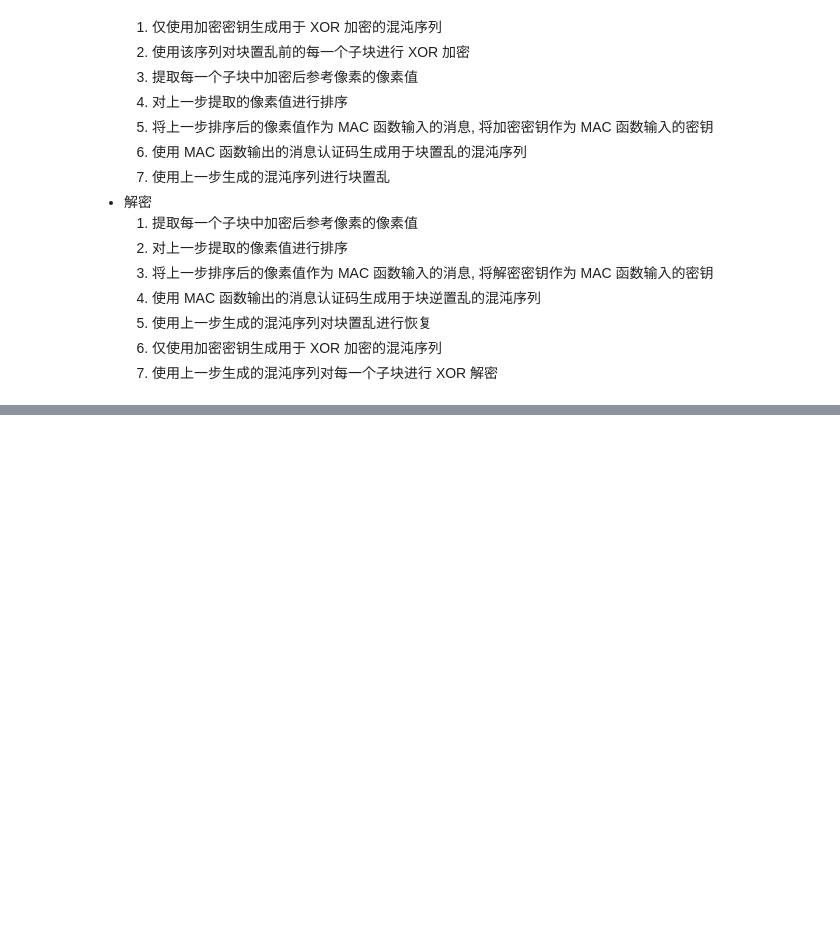
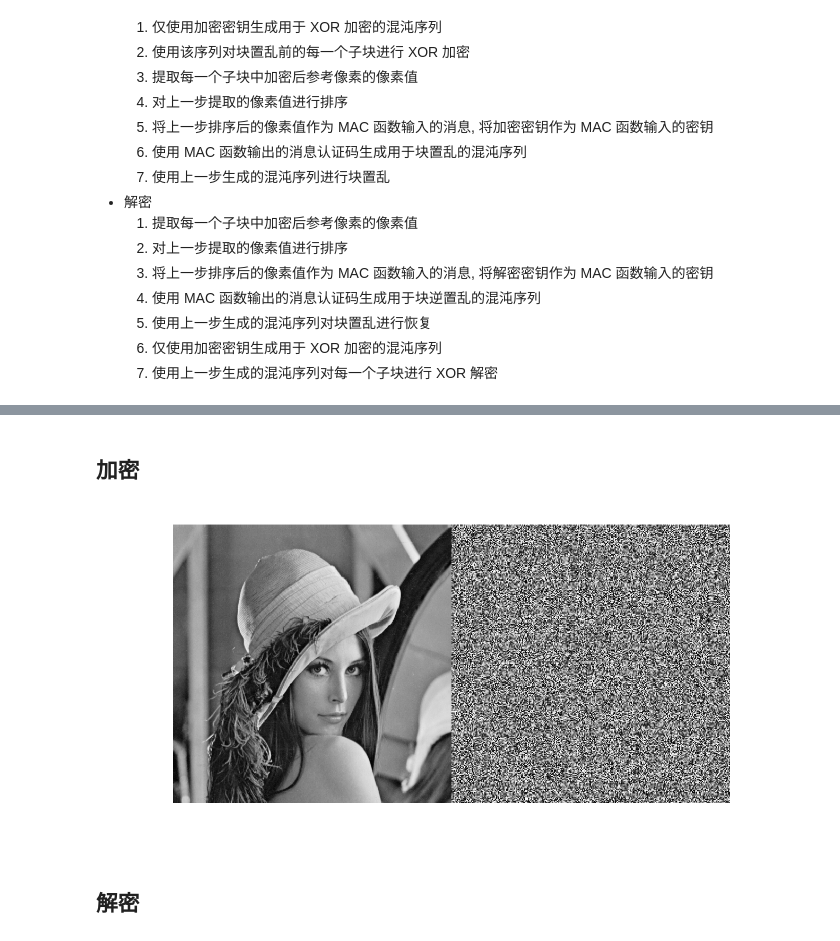
Before and after one commit to Zuoqiu-Yingyi/RDHEI, a Jupyter notebook: src/分析与改进-子密钥生成.ipynb, the cells around one changed output, grey strips where cells are left out. Drawn from its saved outputs; the diff is of its cells as text; code cells hidden in the pictures; blank space fills up the shorter version.

```diff
--- a/src/分析与改进-子密钥生成.ipynb
+++ b/src/分析与改进-子密钥生成.ipynb
@@ -60,0 +99,17 @@
+# %% [markdown]
+## 加密
+# %%
+passphrase = '123';
+
+plainImage_0 = pkg.Image('.\images\Lena.tiff');
+[cipherImage, pixel_0] = pkg.improve.cipher.encrypt(plainImage_0, passphrase);
+# %%
+close all;
+figure;
+set(gcf, 'outerposition', [1 1 1080 540]); % 设置当前图窗大小
+% set(gca, 'position', [60 40 1800 1000]); % 设置当前子图的位置
+imshowpair(plainImage_0.gray_img, cipherImage.gray_img,'montage');  % 并列显示图像
+# %% [output]
+[figure, added]
+# %% [markdown]
+## 解密
```
Also changed, not shown: parts of 10 cells of this notebook, 6 other files.
